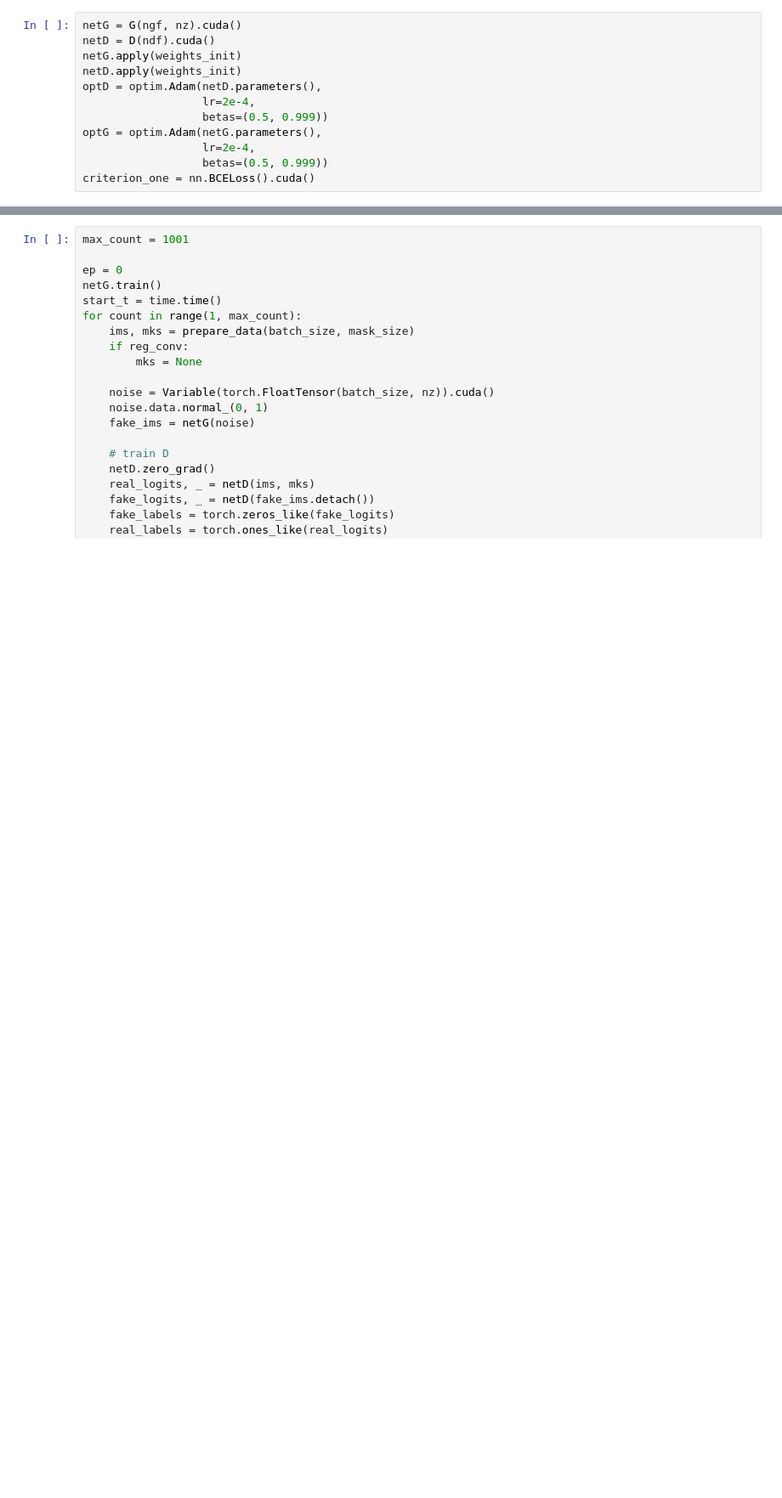
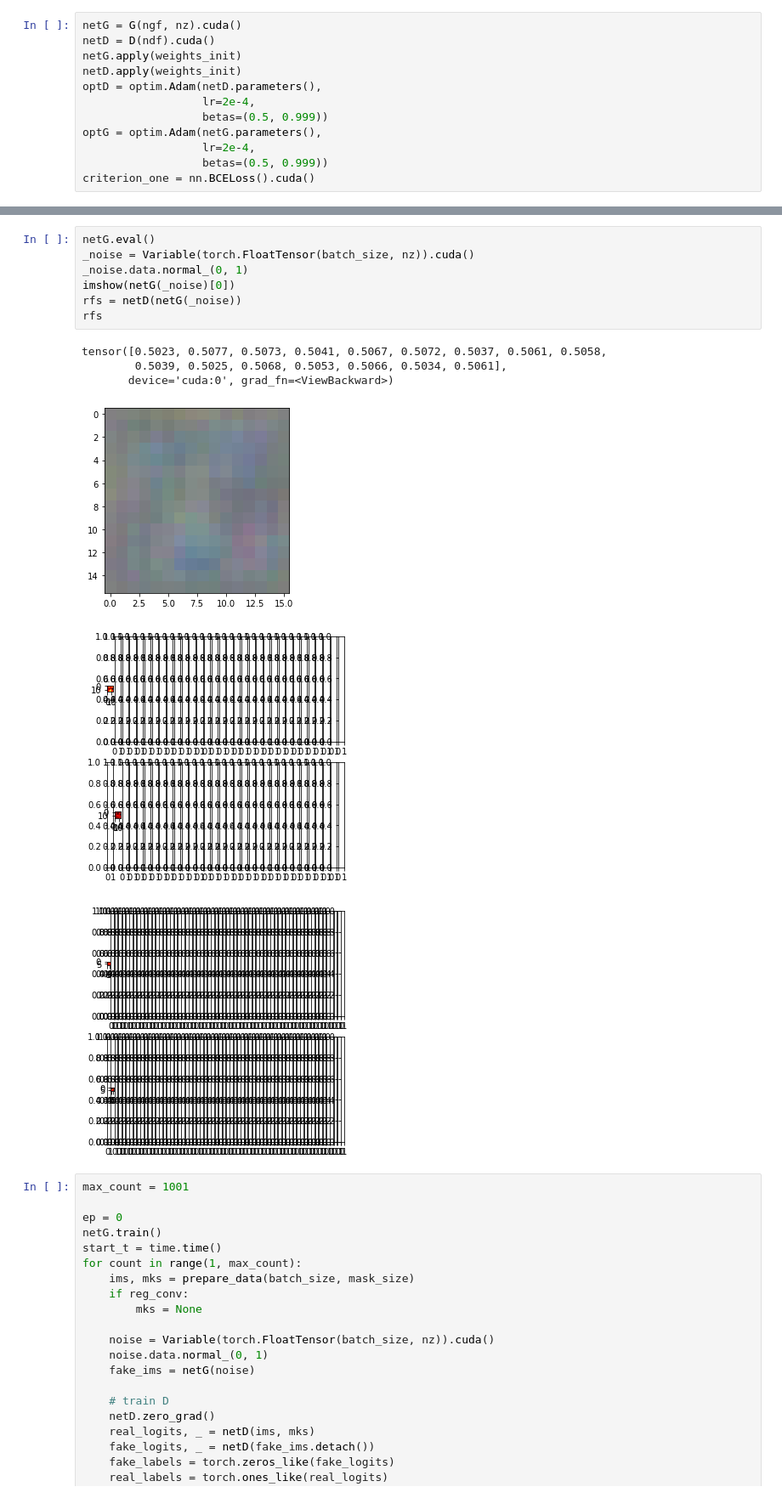
Before and after one commit to AustinXY/pconv-toy, a Jupyter notebook: pconv-toy.ipynb, the cells around one changed output, grey strips where cells are left out. Shown at 85% size. Drawn from its saved outputs; the diff is of its cells as text; blank space fills up the shorter version.

```diff
--- a/pconv-toy.ipynb
+++ b/pconv-toy.ipynb
@@ -377,3 +402,17 @@ criterion_one = nn.BCELoss().cuda()
+# %%
+netG.eval()
+_noise = Variable(torch.FloatTensor(batch_size, nz)).cuda()
+_noise.data.normal_(0, 1)
+imshow(netG(_noise)[0])
+rfs = netD(netG(_noise))
+rfs
+# %% [output]
+tensor([0.5023, 0.5077, 0.5073, 0.5041, 0.5067, 0.5072, 0.5037, 0.5061, 0.5058,
+        0.5039, 0.5025, 0.5068, 0.5053, 0.5066, 0.5034, 0.5061],
+       device='cuda:0', grad_fn=<ViewBackward>)
+[figure, added]
+[figure, added]
+[figure, added]
 # %%
 max_count = 1001
 
```
Also changed, not shown: parts of 15 cells of this notebook.
